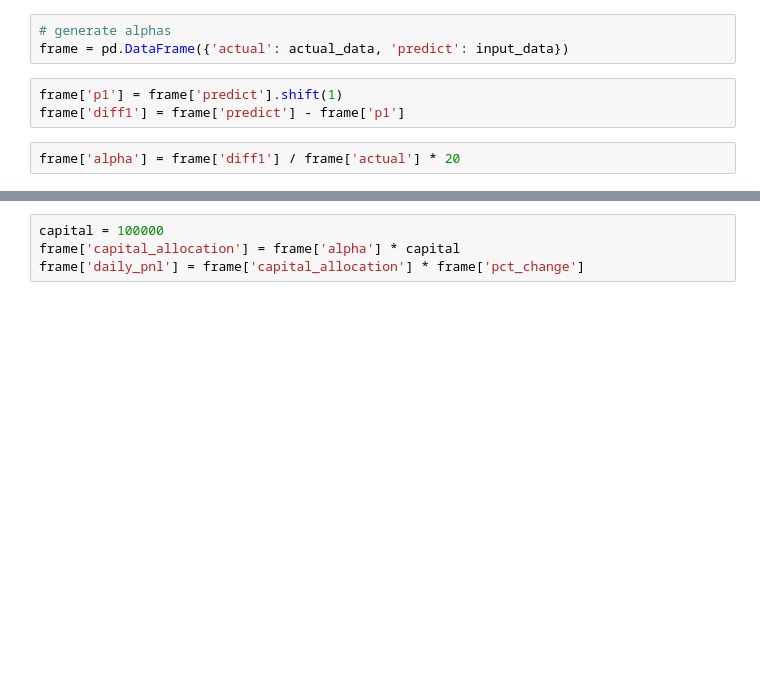
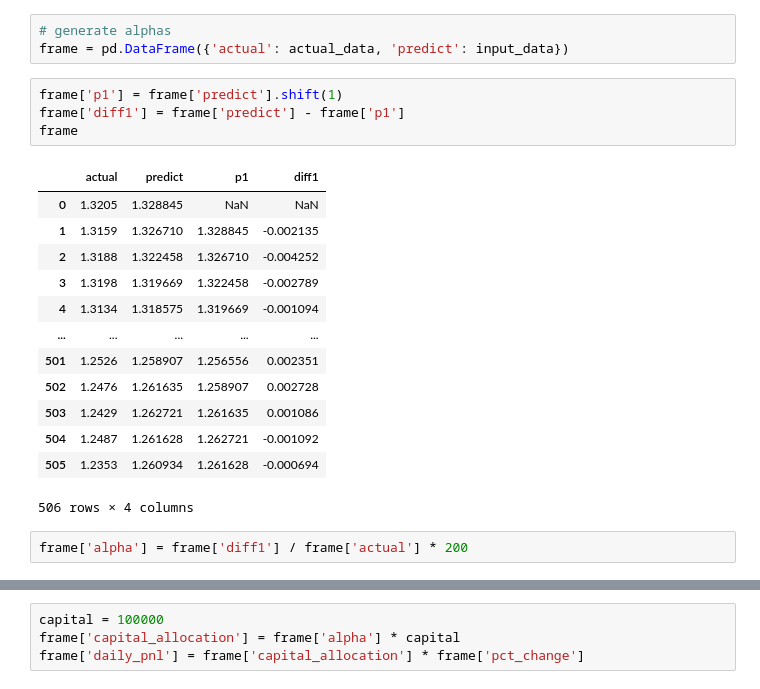
Before and after one commit to pikasean/LSTM, a Jupyter notebook: Neural Networks/LSTM.ipynb, the cells around one changed output, grey strips where cells are left out. Drawn from its saved outputs; the diff is of its cells as text; blank space fills up the shorter version.

```diff
--- a/Neural Networks/LSTM.ipynb
+++ b/Neural Networks/LSTM.ipynb
@@ -245,8 +261,23 @@ frame = pd.DataFrame({'actual': actual_data, 'predict': input_data})
 # %%
 frame['p1'] = frame['predict'].shift(1)
 frame['diff1'] = frame['predict'] - frame['p1']
+frame
+# %% [output]
+|  | actual | predict | p1 | diff1 |
+| 0 | 1.3205 | 1.328845 | NaN | NaN |
+| 1 | 1.3159 | 1.326710 | 1.328845 | -0.002135 |
+| 2 | 1.3188 | 1.322458 | 1.326710 | -0.004252 |
+| 3 | 1.3198 | 1.319669 | 1.322458 | -0.002789 |
+| 4 | 1.3134 | 1.318575 | 1.319669 | -0.001094 |
+| ... | ... | ... | ... | ... |
+| 501 | 1.2526 | 1.258907 | 1.256556 | 0.002351 |
+| 502 | 1.2476 | 1.261635 | 1.258907 | 0.002728 |
+| 503 | 1.2429 | 1.262721 | 1.261635 | 0.001086 |
+| 504 | 1.2487 | 1.261628 | 1.262721 | -0.001092 |
+| 505 | 1.2353 | 1.260934 | 1.261628 | -0.000694 |
+506 rows × 4 columns
 # %%
-frame['alpha'] = frame['diff1'] / frame['actual'] * 20
+frame['alpha'] = frame['diff1'] / frame['actual'] * 200
 # %%
 frame['wclose'] = data['wclose'].values[-(test_size) + 1:]
 frame['pct_change'] = frame['wclose'].pct_change()
```
Also changed, not shown: parts of 14 cells of this notebook.
